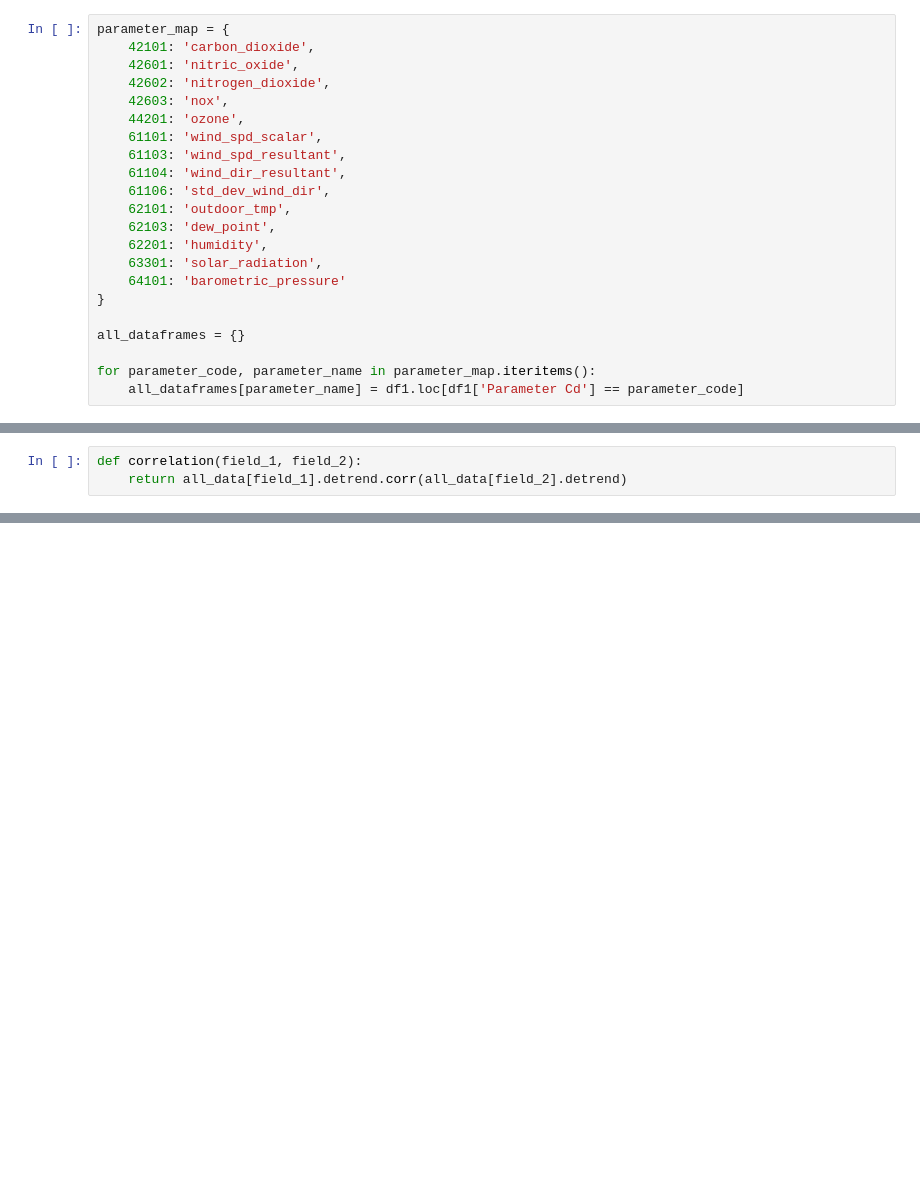
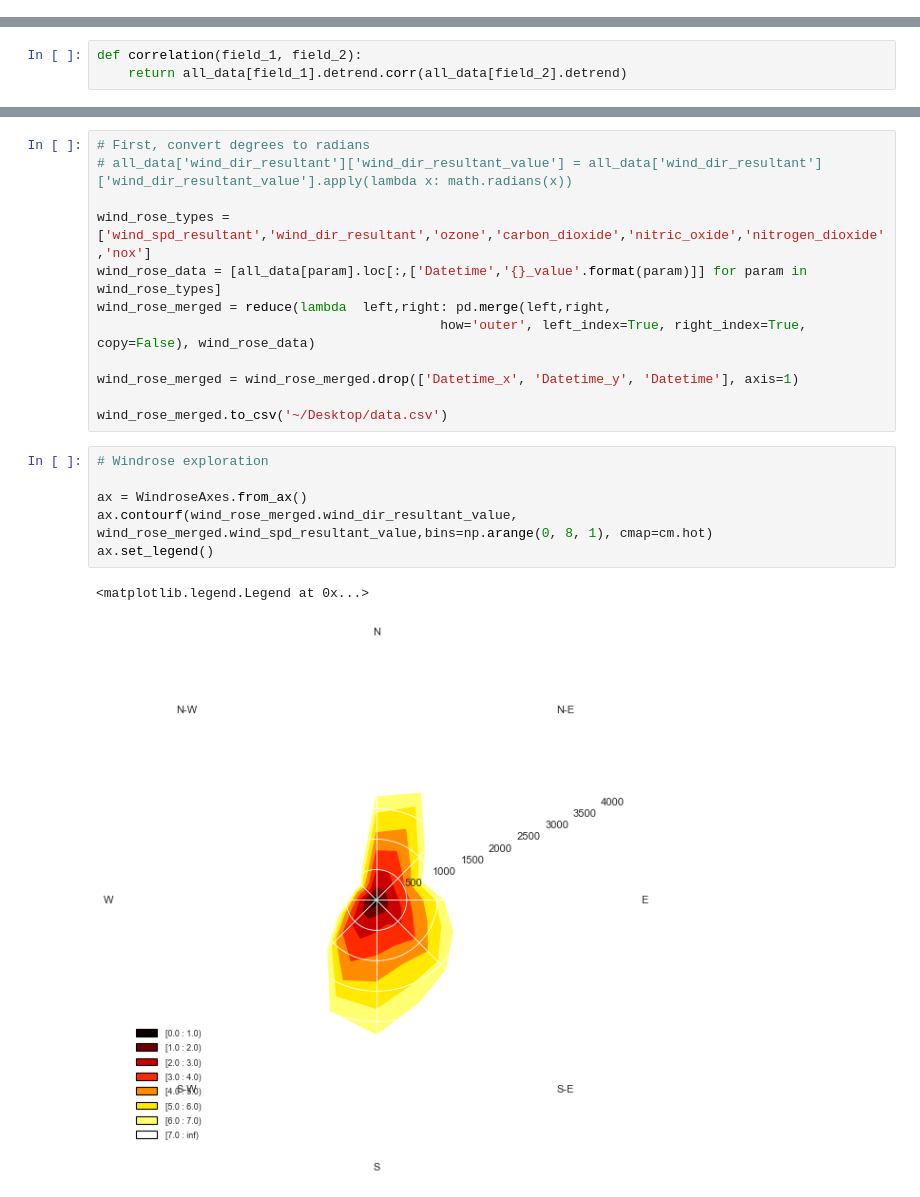
Before and after one commit to phuston/aq_houston, a Jupyter notebook: data_exploration/data_exploration.ipynb, the cells around one changed output, grey strips where cells are left out. Drawn from its saved outputs; the diff is of its cells as text; blank space fills up the shorter version.

```diff
--- a/data_exploration/data_exploration.ipynb
+++ b/data_exploration/data_exploration.ipynb
@@ -65,25 +68,3 @@ df1.set_index('Datetime').head()
 | 62201          | Humidity                   | 19        | % rel. hum  |
 | 63301          | Solar radiation            | 25        | Lang/minute |
 | 64101          | Barometric pressure        | 16        | Millibars   |
-# %%
-parameter_map = {
-    42101: 'carbon_dioxide',
-    42601: 'nitric_oxide',
-    42602: 'nitrogen_dioxide',
-    42603: 'nox',
-    44201: 'ozone',
-    61101: 'wind_spd_scalar',
-    61103: 'wind_spd_resultant',
-    61104: 'wind_dir_resultant',
-    61106: 'std_dev_wind_dir',
-    62101: 'outdoor_tmp',
-    62103: 'dew_point',
-    62201: 'humidity',
-    63301: 'solar_radiation',
-    64101: 'barometric_pressure'
-}
-
-all_dataframes = {}
-
-for parameter_code, parameter_name in parameter_map.iteritems():
-    all_dataframes[parameter_name] = df1.loc[df1['Parameter Cd'] == parameter_code]
@@ -232,0 +257,21 @@ correlation('ozone', 'solar_radiation')
+# %%
+# First, convert degrees to radians
+# all_data['wind_dir_resultant']['wind_dir_resultant_value'] = all_data['wind_dir_resultant']['wind_dir_resultant_value'].apply(lambda x: math.radians(x))
+
+wind_rose_types = ['wind_spd_resultant','wind_dir_resultant','ozone','carbon_dioxide','nitric_oxide','nitrogen_dioxide','nox']
+wind_rose_data = [all_data[param].loc[:,['Datetime','{}_value'.format(param)]] for param in wind_rose_types]
+wind_rose_merged = reduce(lambda  left,right: pd.merge(left,right,
+                                            how='outer', left_index=True, right_index=True, copy=False), wind_rose_data)
+
+wind_rose_merged = wind_rose_merged.drop(['Datetime_x', 'Datetime_y', 'Datetime'], axis=1)
+
+wind_rose_merged.to_csv('~/Desktop/data.csv')
+# %%
+# Windrose exploration
+
+ax = WindroseAxes.from_ax()
+ax.contourf(wind_rose_merged.wind_dir_resultant_value, wind_rose_merged.wind_spd_resultant_value,bins=np.arange(0, 8, 1), cmap=cm.hot)
+ax.set_legend()
+# %% [output]
+<matplotlib.legend.Legend at 0x...>
+[figure, added]
```
Also changed, not shown: parts of 19 cells of this notebook, 1 other file.
